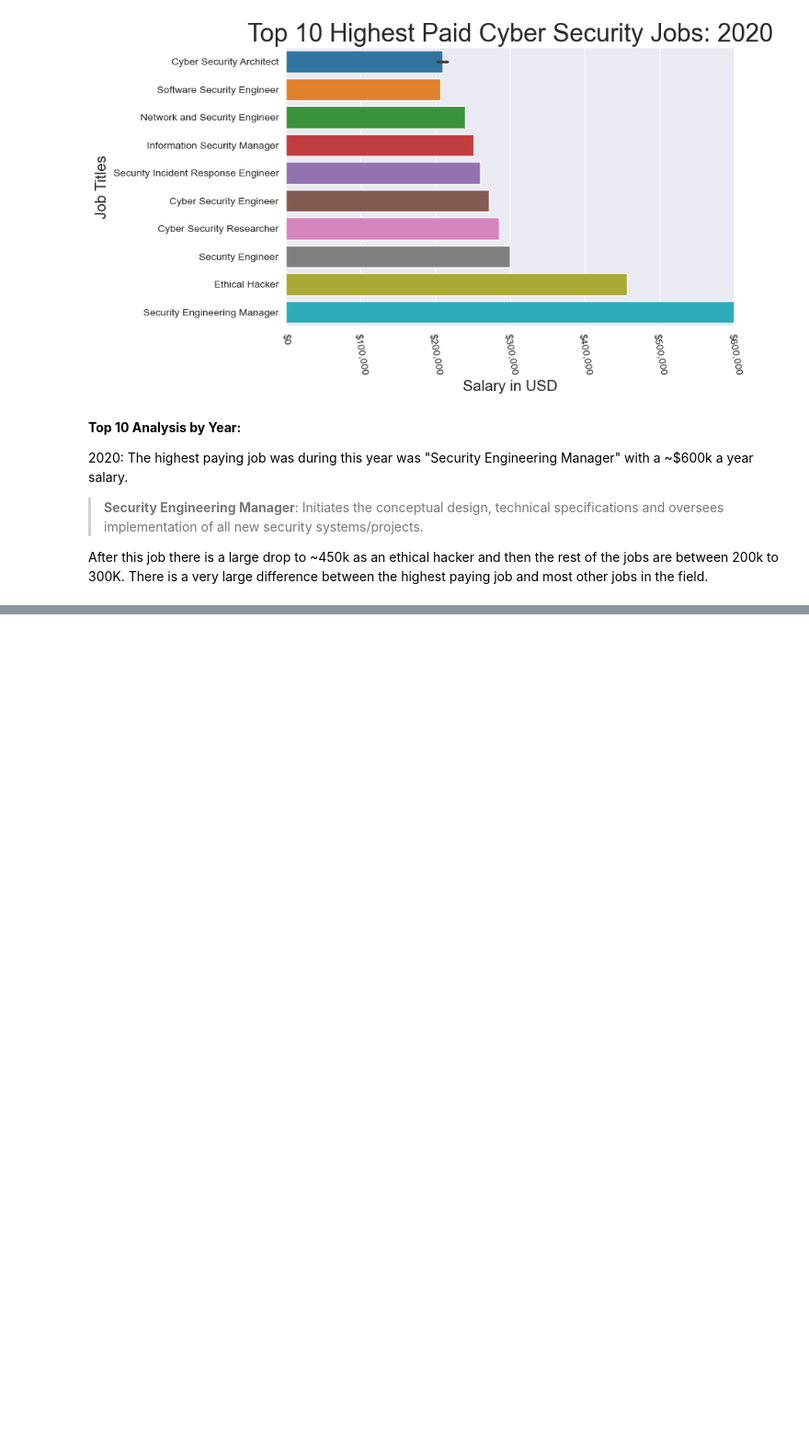
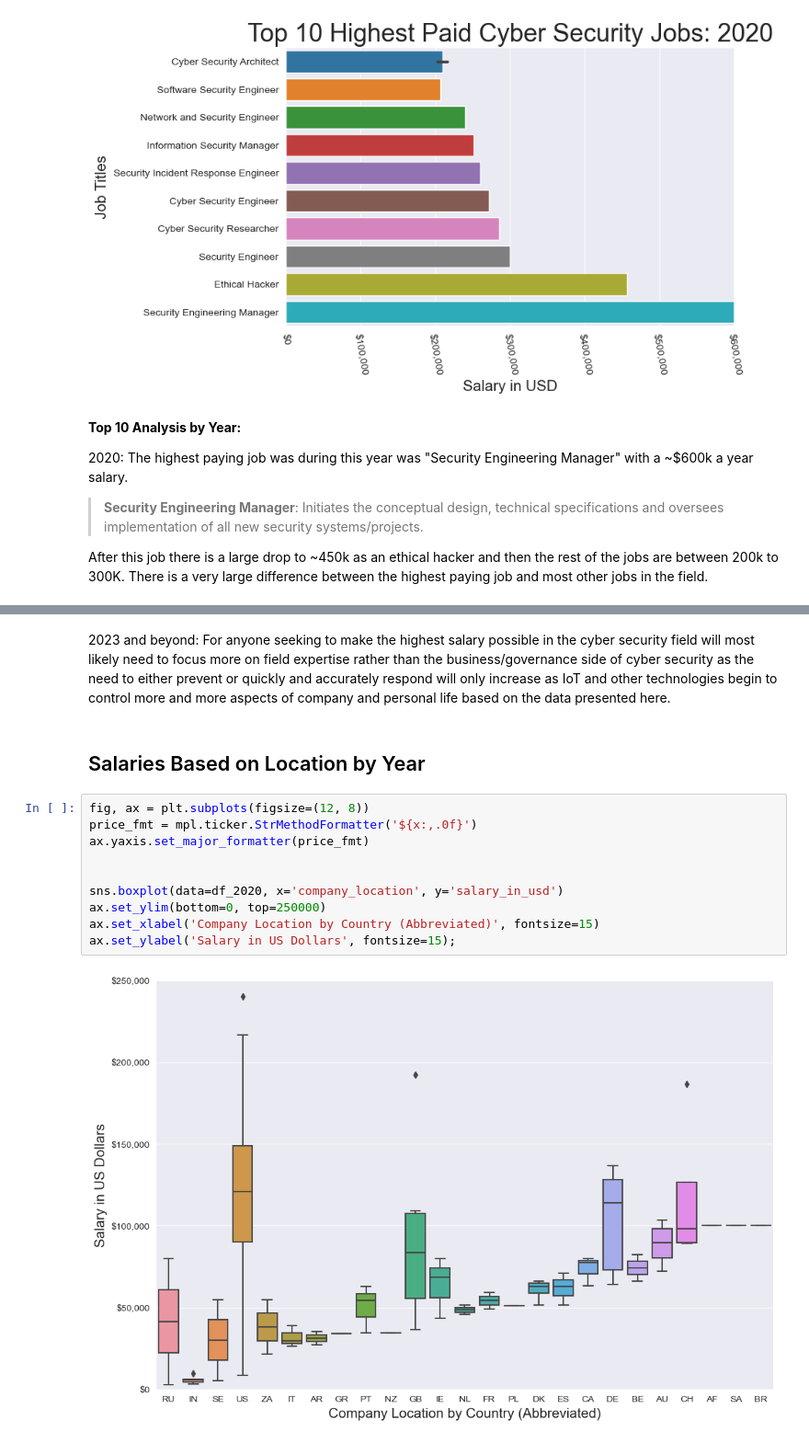
Before and after one commit to SantosAbimaelRomero/Cyber-Security-Salaries, a Jupyter notebook: Cyber Security Salary Presentation.ipynb, the cells around one changed output, grey strips where cells are left out. Shown at 92% size. Drawn from its saved outputs; the diff is of its cells as text; blank space fills up the shorter version.

```diff
--- a/Cyber Security Salary Presentation.ipynb
+++ b/Cyber Security Salary Presentation.ipynb
@@ -326,0 +325,16 @@ From 2020 to 2022 we see a sudden shift in desire from someone who can organize
+# %% [markdown]
+2023 and beyond: For anyone seeking to make the highest salary possible in the cyber security field will most likely need to focus more on field expertise rather than the business/governance side of cyber security as the need to either prevent or quickly and accurately respond will only increase as IoT and other technologies begin to control more and more aspects of company and personal life based on the data presented here.
+# %% [markdown]
+## Salaries Based on Location by Year
+# %%
+fig, ax = plt.subplots(figsize=(12, 8))
+price_fmt = mpl.ticker.StrMethodFormatter('${x:,.0f}')
+ax.yaxis.set_major_formatter(price_fmt)
+
+
+sns.boxplot(data=df_2020, x='company_location', y='salary_in_usd')
+ax.set_ylim(bottom=0, top=250000)
+ax.set_xlabel('Company Location by Country (Abbreviated)', fontsize=15)
+ax.set_ylabel('Salary in US Dollars', fontsize=15);
+# %% [output]
+[figure, added]
```
Also changed, not shown: parts of 5 cells of this notebook.
